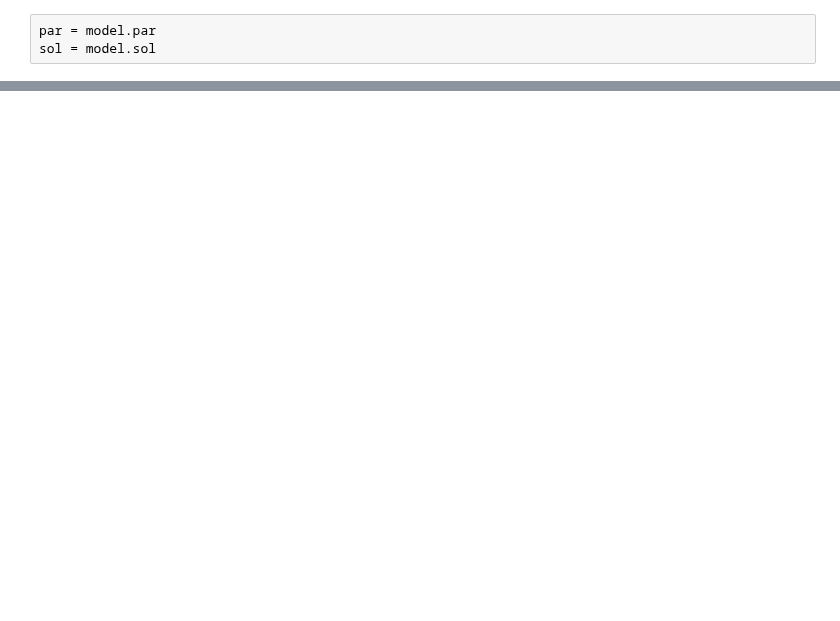
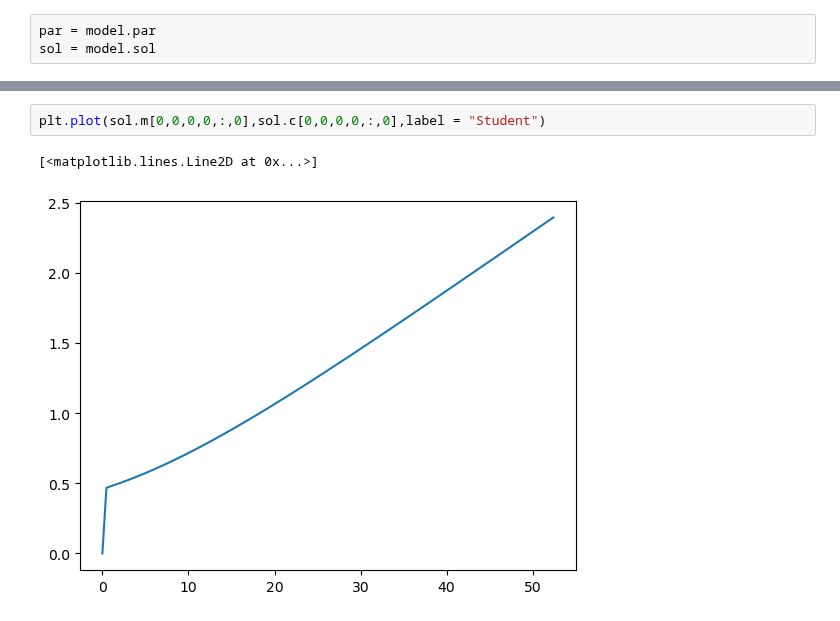
Before and after one commit to ansofol/DP_term_paper, a Jupyter notebook: main_model/test_run.ipynb, the cells around one changed output, grey strips where cells are left out. Saved outputs shown, nothing was run; the diff lists cells and outputs as text; blank space fills up the shorter version.

```diff
--- a/main_model/test_run.ipynb
+++ b/main_model/test_run.ipynb
@@ -24,0 +36,5 @@ ValueError: The truth value of an array with more than one element is ambiguous.
+# %%
+plt.plot(sol.m[0,0,0,0,:,0],sol.c[0,0,0,0,:,0],label = "Student")
+# %% [output]
+[<matplotlib.lines.Line2D at 0x...>]
+[figure, added]
```
Also changed, not shown: parts of 4 cells of this notebook, 1 other file.
